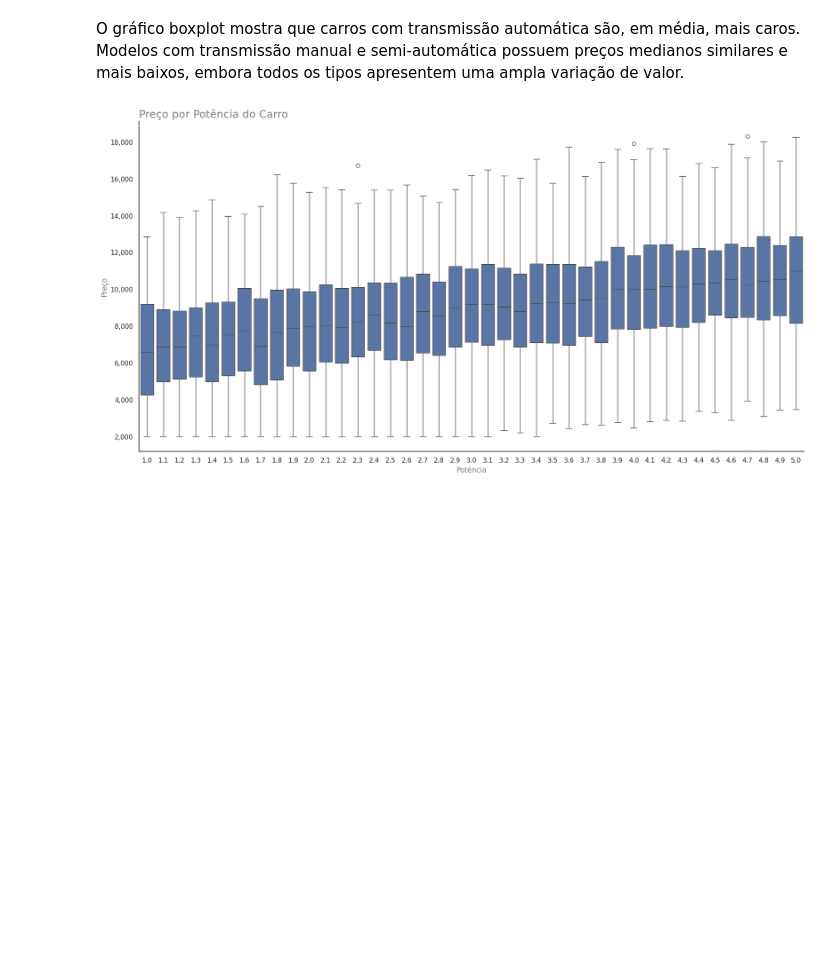
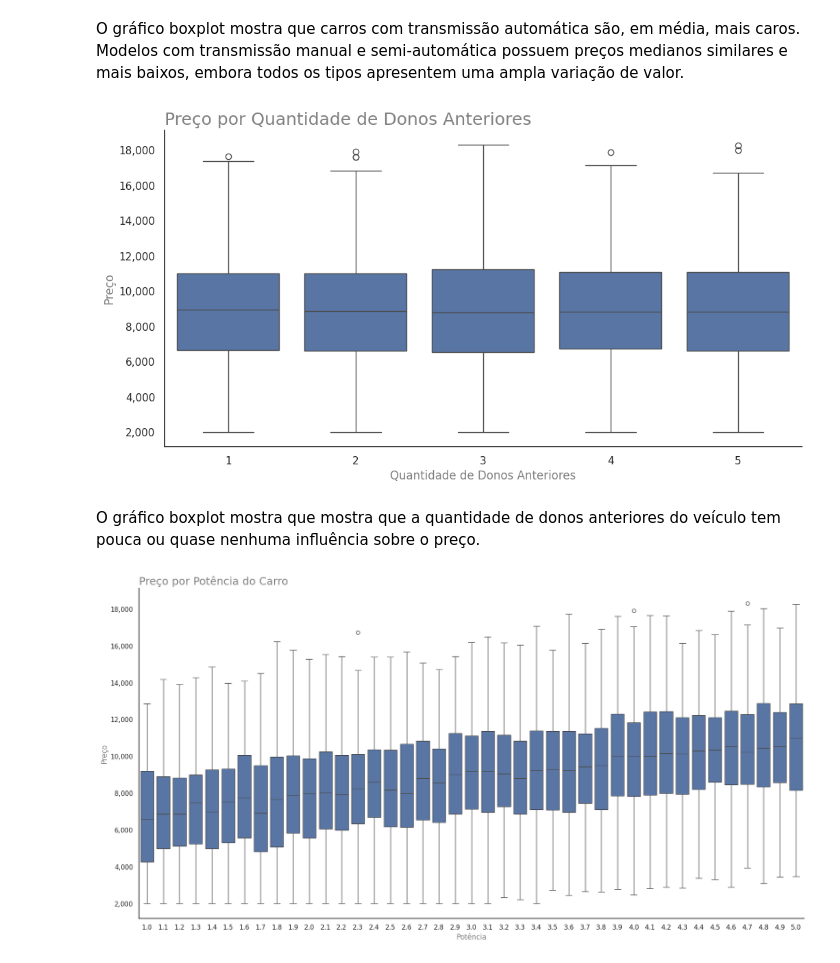
Before and after one commit to felipemachadorocha/MPV_Analise_de_Dados, a Jupyter notebook: PROJETO_MVP.ipynb, the cells around one changed output. Cells and saved outputs as stored; diff of their text form; code cells hidden in the pictures; blank space fills up the shorter version.

```diff
--- a/PROJETO_MVP.ipynb
+++ b/PROJETO_MVP.ipynb
@@ -487,6 +495,22 @@ plt.show()
 [figure]
 # %% [markdown]
 O gráfico boxplot mostra que carros com transmissão automática são, em média, mais caros. Modelos com transmissão manual e semi-automática possuem preços medianos similares e mais baixos, embora todos os tipos apresentem uma ampla variação de valor.
+# %%
+# Boxplot da relação entre Quantidade de Donos e Preço
+plt.figure(figsize=(12, 6))
+ax = sns.boxplot(x='Owner_Count', y='Price', data=dados) # ax armazena os eixos do gráfico
+plt.title('Preço por Quantidade de Donos Anteriores', fontsize=18, loc='left', color='gray')
+plt.xlabel('Quantidade de Donos Anteriores', color='gray')
+plt.ylabel('Preço', color='gray')
+ax.spines['top'].set_visible(False)
+ax.spines['right'].set_visible(False)
+ax.yaxis.set_major_formatter(StrMethodFormatter('{x:,.0f}'))
+plt.savefig('preco_por_marca.png')
+plt.show()
+# %% [output]
+[figure, added]
+# %% [markdown]
+O gráfico boxplot mostra que mostra que a quantidade de donos anteriores do veículo tem pouca ou quase nenhuma influência sobre o preço.
 # %%
 # Boxplot da relação entre Potência e Preço
 plt.figure(figsize=(20, 10))
```
Also changed, not shown: parts of 20 cells of this notebook.
